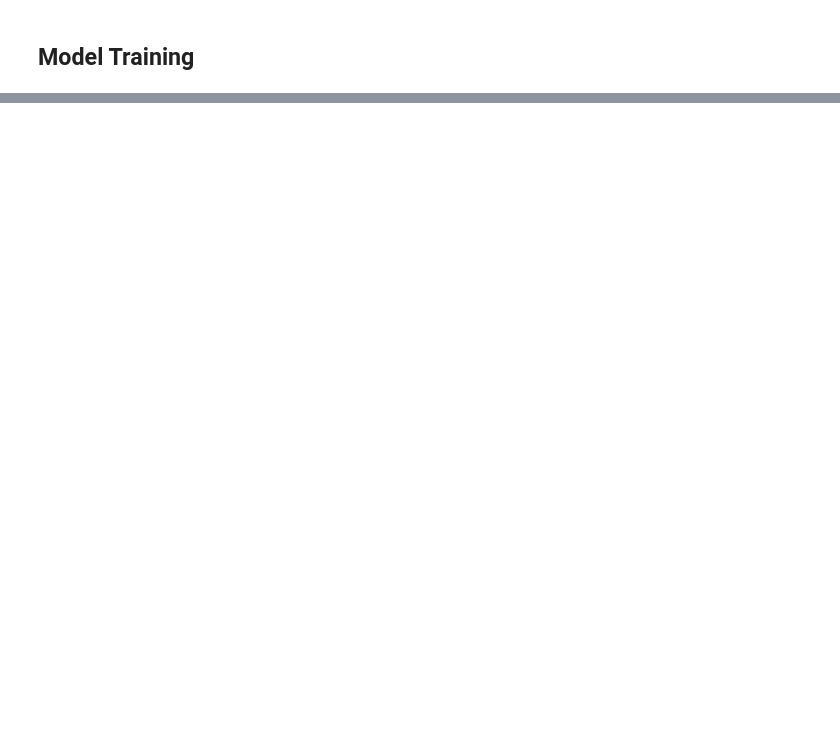
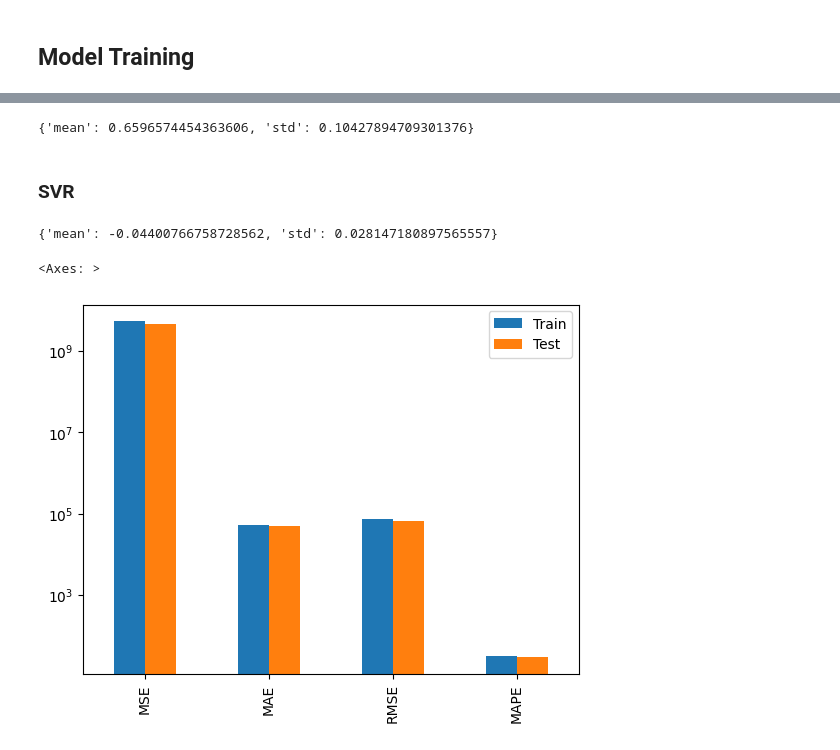
Before and after one commit to Khadimou/SalesPriceML, a Jupyter notebook: modelisation.ipynb, the cells around one changed output, grey strips where cells are left out. Saved outputs shown, nothing was run; the diff lists cells and outputs as text; code cells hidden in the pictures; blank space fills up the shorter version.

```diff
--- a/modelisation.ipynb
+++ b/modelisation.ipynb
@@ -136,0 +207,17 @@ print(models)
+# %%
+et_cv_score
+# %% [output]
+{'mean': 0.6596574454363606, 'std': 0.10427894709301376}
+# %% [markdown]
+### SVR
+# %%
+svr_pred, svr_train_pred, svr_metrics, svr_cv_score = fit_models(svm.SVR(),df_work,final_features,"svr.pkl")
+# %%
+svr_cv_score
+# %% [output]
+{'mean': -0.04400766758728562, 'std': 0.028147180897565557}
+# %%
+svr_metrics.plot.bar(logy =True)
+# %% [output]
+<Axes: >
+[figure, added]
```
Also changed, not shown: parts of 33 cells of this notebook, 22 other files.
